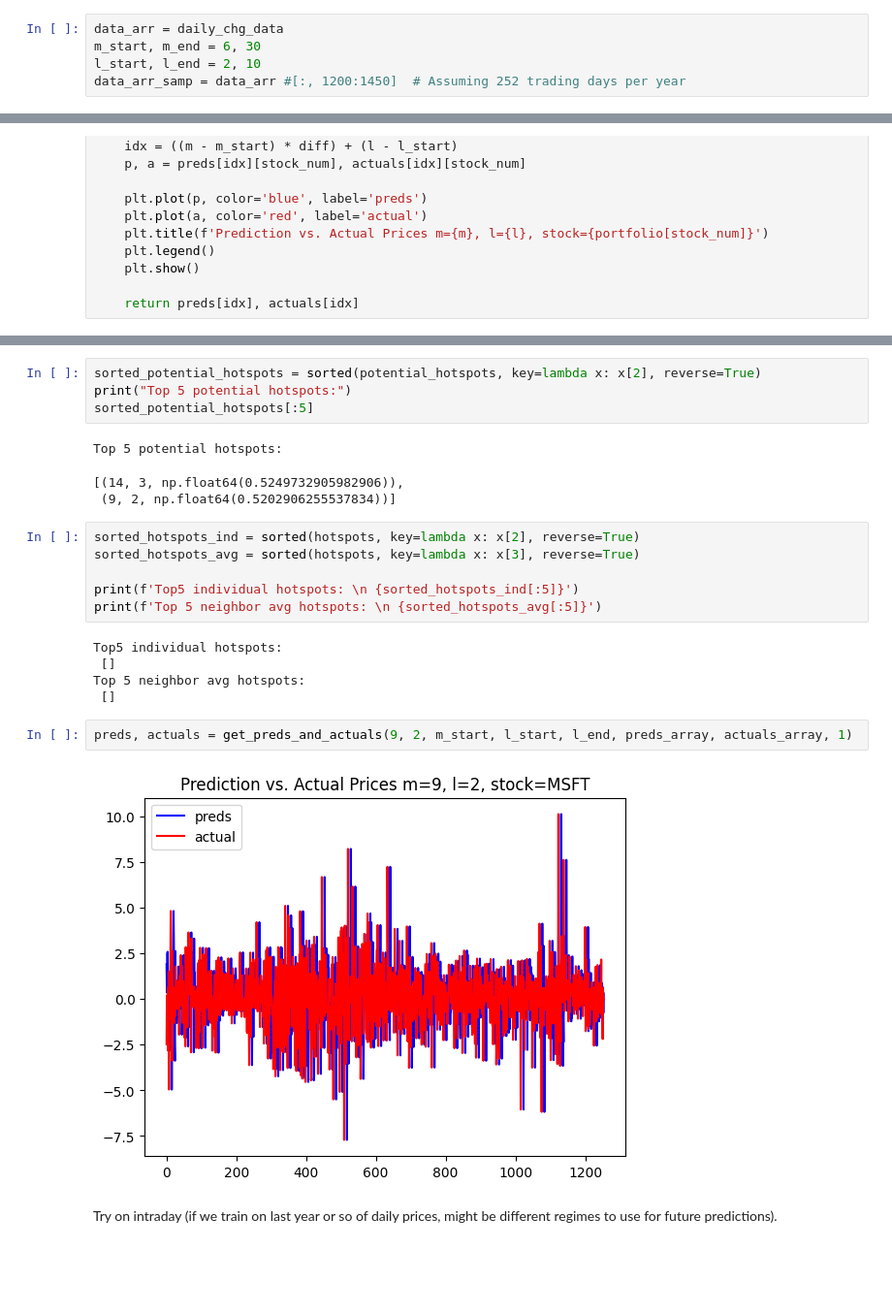
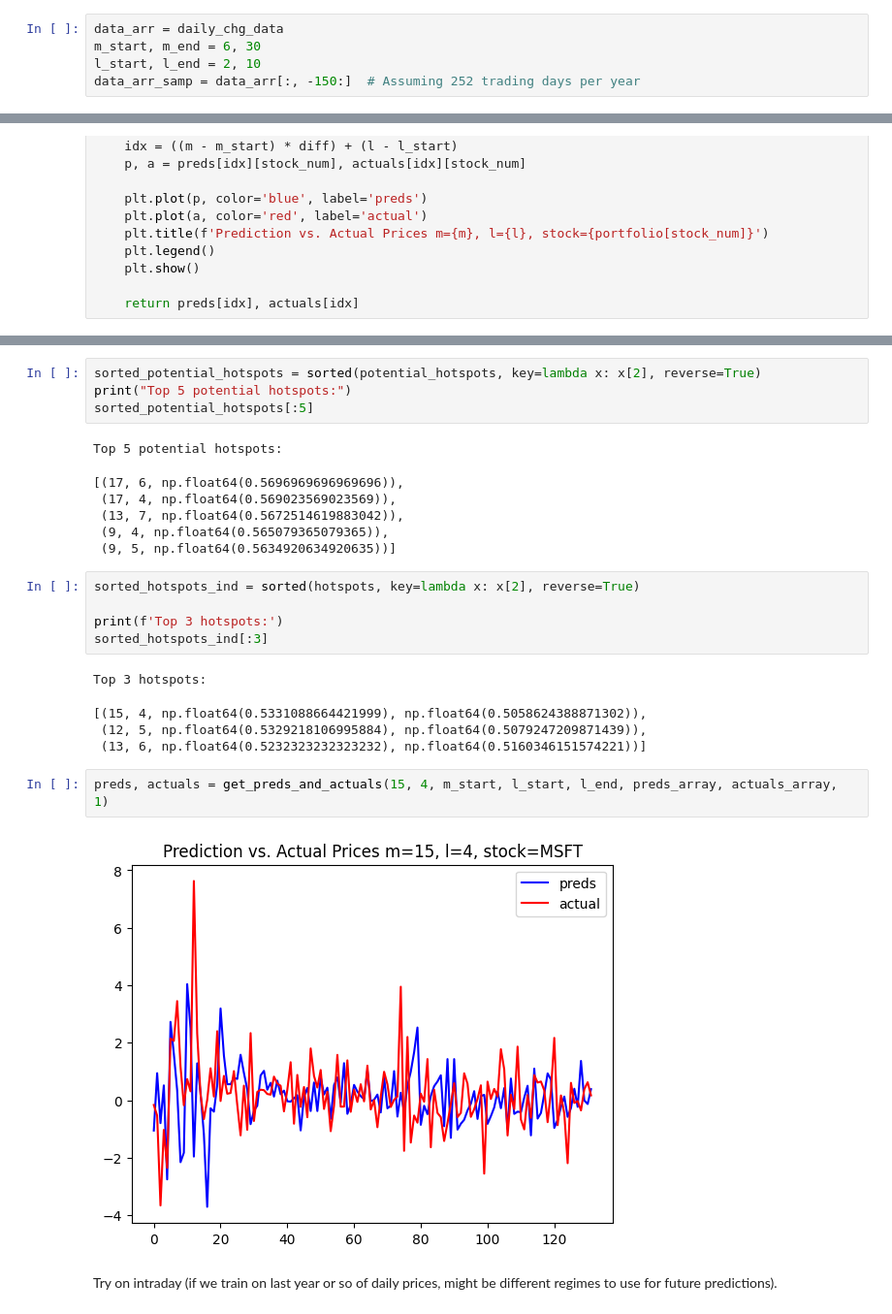
Before and after one commit to ckook24/Koopman-DMD-Algorithm, a Jupyter notebook: Koopman_DMD.ipynb, the cells around one changed output, grey strips where cells are left out. Shown at 97% size. Drawn from its saved outputs; the diff is of its cells as text; blank space fills up the shorter version.

Commit message:
worked on hotspot logic

```diff
--- a/Koopman_DMD.ipynb
+++ b/Koopman_DMD.ipynb
@@ -236,7 +227,7 @@ def find_hotspot(data_arr, m_start, m_end, l_start, l_end):
 data_arr = daily_chg_data
 m_start, m_end = 6, 30
 l_start, l_end = 2, 10
-data_arr_samp = data_arr #[:, 1200:1450]  # Assuming 252 trading days per year
+data_arr_samp = data_arr[:, -150:]  # Assuming 252 trading days per year
 # %%
 scores, potential_hotspots, hotspots, preds_array, actuals_array, accuracy_scores, averages = find_hotspot(data_arr_samp, m_start, m_end, l_start, l_end)
 # %%
@@ -331,22 +316,24 @@ print("Top 5 potential hotspots:")
 sorted_potential_hotspots[:5]
 # %% [output]
 Top 5 potential hotspots:
-[(14, 3, np.float64(0.5249732905982906)),
- (9, 2, np.float64(0.5202906255537834))]
+[(17, 6, np.float64(0.5696969696969696)),
+ (17, 4, np.float64(0.569023569023569)),
+ (13, 7, np.float64(0.5672514619883042)),
+ (9, 4, np.float64(0.565079365079365)),
+ (9, 5, np.float64(0.5634920634920635))]
 # %%
 sorted_hotspots_ind = sorted(hotspots, key=lambda x: x[2], reverse=True)
-sorted_hotspots_avg = sorted(hotspots, key=lambda x: x[3], reverse=True)
 
-print(f'Top5 individual hotspots: \n {sorted_hotspots_ind[:5]}')
-print(f'Top 5 neighbor avg hotspots: \n {sorted_hotspots_avg[:5]}')
+print(f'Top 3 hotspots:')
+sorted_hotspots_ind[:3]
 # %% [output]
-Top5 individual hotspots:
- []
-Top 5 neighbor avg hotspots:
- []
+Top 3 hotspots:
+[(15, 4, np.float64(0.5331088664421999), np.float64(0.5058624388871302)),
+ (12, 5, np.float64(0.5329218106995884), np.float64(0.5079247209871439)),
+ (13, 6, np.float64(0.5232323232323232), np.float64(0.5160346151574221))]
 # %%
-preds, actuals = get_preds_and_actuals(9, 2, m_start, l_start, l_end, preds_array, actuals_array, 1)
+preds, actuals = get_preds_and_actuals(15, 4, m_start, l_start, l_end, preds_array, actuals_array, 1)
 # %% [output]
-[figure, old version]
+[figure, new version]
 # %% [markdown]
 Try on intraday (if we train on last year or so of daily prices, might be different regimes to use for future predictions).
```
Also changed, not shown: parts of 48 cells of this notebook, 2 other files.
